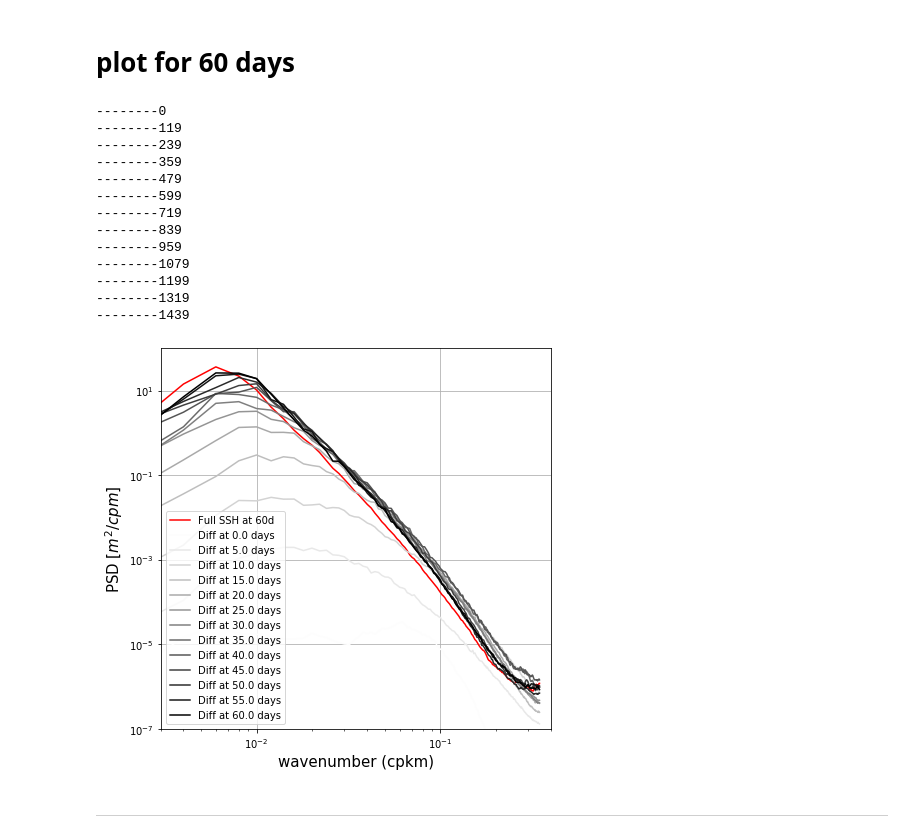
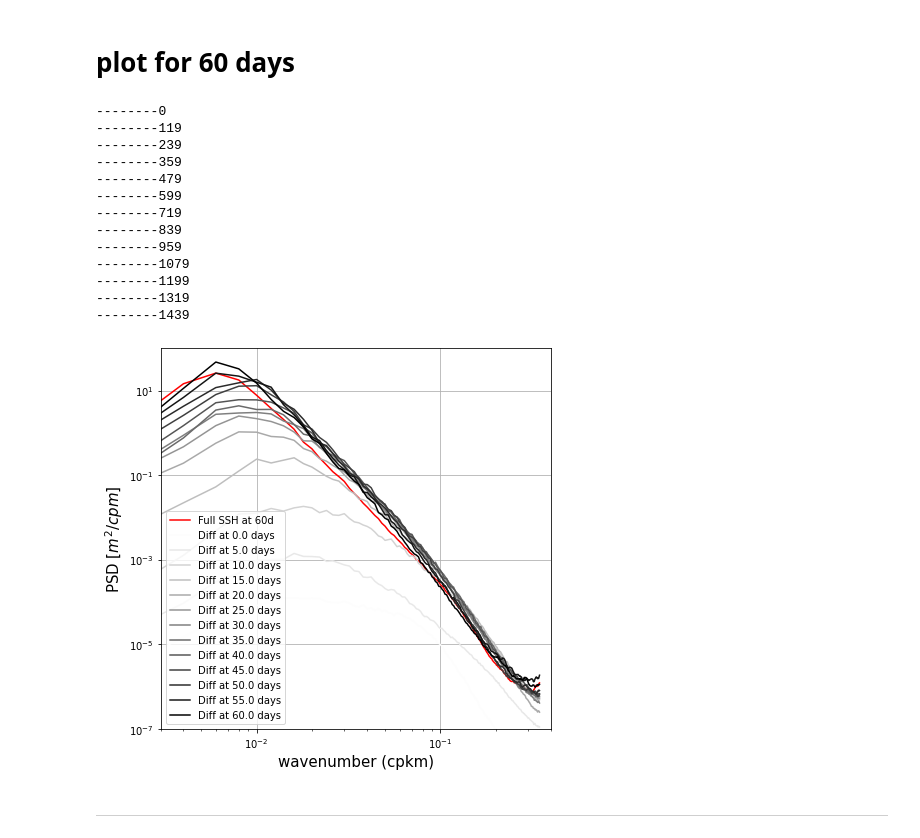
Before and after one commit to stephanieleroux/MEDWEST60, a Jupyter notebook: NOTEBOOKS/2020-04-29_SLX_JZ_MEDWEST60_preppowerspec.ipynb, the cells around one changed output. Saved outputs shown, nothing was run; the diff lists cells and outputs as text; code cells hidden in the pictures.

```diff
--- a/NOTEBOOKS/2020-04-29_SLX_JZ_MEDWEST60_preppowerspec.ipynb
+++ b/NOTEBOOKS/2020-04-29_SLX_JZ_MEDWEST60_preppowerspec.ipynb
@@ -52,7 +52,7 @@ import powerspec as ps
 varna="sossheig"
 typ="gridT-2D"
 naexp="STD1%"
-CONFIGCASE='MEDWEST60-GSL14'
+CONFIGCASE='MEDWEST60-GSL19'
 ens='ens01'
 machine='JZ'
 nav_lat_ref,nav_lon_ref,mask,ssh00,varname,latexvarname=slx.readallmbs(machine=machine,NMBtot=20,typ=typ,varna=varna,CONFIGCASEmed=CONFIGCASE,ens=ens)
@@ -421,7 +449,7 @@ if savedata:
 ## for 60 days
 # %%
 
-plto='plt60dSP_'+CONFIGCASE+'-'+ens+'_'+reg
+plto='plt60dSP_5d_'+CONFIGCASE+'-'+ens+'_'+reg
 dpifig=300
 
 icount=-1
@@ -469,7 +497,7 @@ savedata=True
 if savedata:
     dataprint = xr.DataArray(allpsd.values, dims=('time_counter', 'wn'),coords={'time_counter':[0,5,10,15,20,25,30,35,40,45,50,55,60]})
 
-    outfi = diro+'data60dSP_'+CONFIGCASE+'-'+ens+'_'+reg+'.nc'
+    outfi = diro+'data60dSP_5d_'+CONFIGCASE+'-'+ens+'_'+reg+'.nc'
 
     dataprint.name = 'psd'
     dataprint.attrs['long_name'] =  "psd"
@@ -581,7 +627,7 @@ if savedata:
 # plot for 60 days
 # %%
 
-plto='plt60SPdiff_'+CONFIGCASE+'-'+ens+'_'+reg
+plto='plt60SPdiff_5d_'+CONFIGCASE+'-'+ens+'_'+reg
 dpifig=300
 
 
@@ -623,35 +669,35 @@ plt.grid(True)
 plt.legend()
 plt.show()
 
 
 # Save fig in png, resolution dpi
 slx.saveplt(fig3,diro,plto,dpifig=300)
 
 
 savedata=True
 if savedata:
     dataprint = xr.DataArray(allpsd_diff.values, dims=('time_counter', 'wn'),coords={'time_counter':[0,5,10,15,20,25,30,35,40,45,50,55,60]})
 
-    outfi = diro+'data60SPdiff_'+CONFIGCASE+'-'+ens+'_'+reg+'.nc'
+    outfi = diro+'data60SPdiff_5d_'+CONFIGCASE+'-'+ens+'_'+reg+'.nc'
 
     dataprint.name = 'psd'
     dataprint.attrs['long_name'] =  "psd_of_difference"
     dataprint.to_netcdf(outfi,mode='w')
 # %% [output]
 --------0
 --------119
 --------239
 --------359
 --------479
 --------599
 --------719
 --------839
 --------959
 --------1079
 --------1199
 --------1319
 --------1439
-[figure, old version]
+[figure, new version]
 # %% [markdown]
 ---
 # %% [markdown]
```
Also changed, not shown: parts of 5 cells of this notebook, 6 other files.
